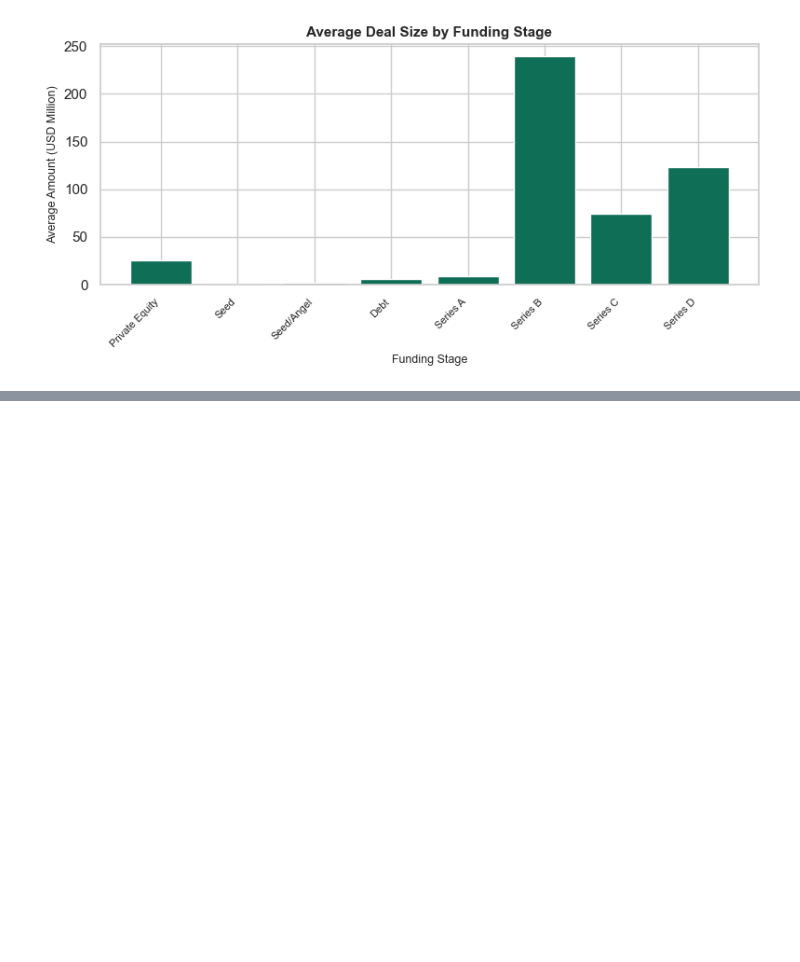
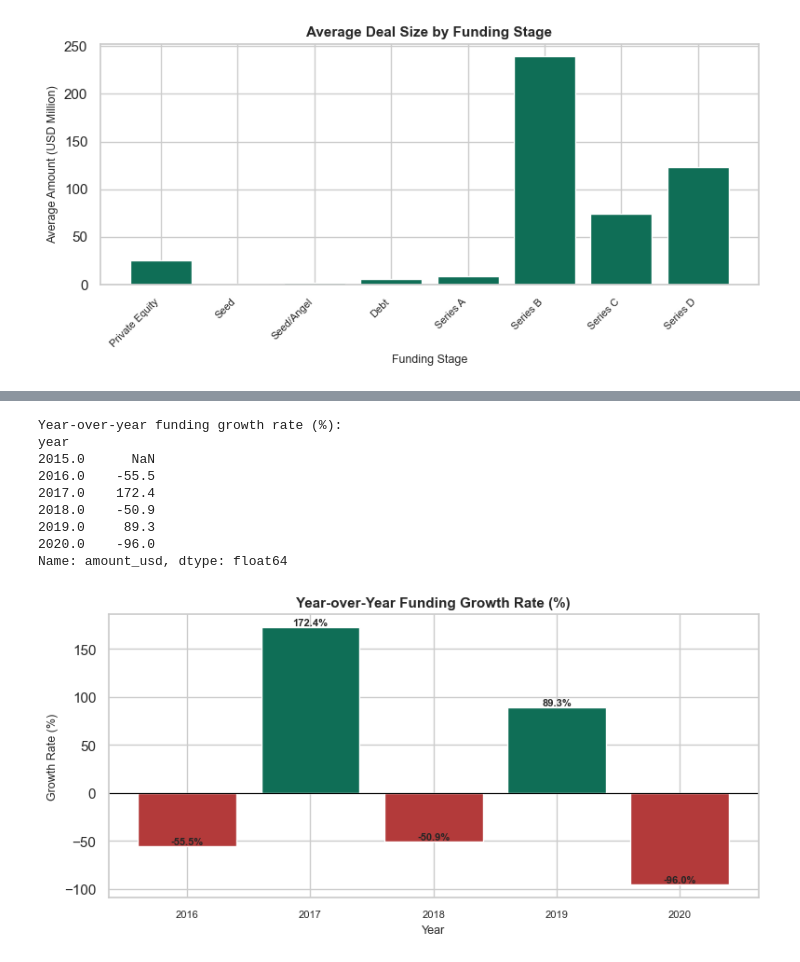
Before and after one commit to Harnoor0718/indian-startup-ecosystem-analysis, a Jupyter notebook: notebooks/02_eda_funding_trends.ipynb, the cells around one changed output, grey strips where cells are left out. Cells and saved outputs as stored; diff of their text form; code cells hidden in the pictures; blank space fills up the shorter version.

```diff
--- a/notebooks/02_eda_funding_trends.ipynb
+++ b/notebooks/02_eda_funding_trends.ipynb
@@ -407,0 +455,45 @@ Name: amount_usd, dtype: float64
+# %%
+# ============================================================
+# CELL 11 — Year over year funding growth rate
+# We calculate how much funding grew or fell each year
+# compared to the previous year (in percentage)
+# ============================================================
+
+# Get total funding per year
+yearly = df.groupby('year')['amount_usd'].sum()
+
+# Calculate % change from previous year
+yoy_growth = yearly.pct_change() * 100
+
+print("Year-over-year funding growth rate (%):")
+print(yoy_growth.round(1))
+
+# Bar chart with color — green for growth, red for decline
+colors = ['#0F6E56' if v >= 0 else '#B33A3A' for v in yoy_growth.values]
+
+plt.figure(figsize=(8, 4))
+plt.bar(yoy_growth.index, yoy_growth.values, color=colors)
+plt.axhline(y=0, color='black', linewidth=0.8)  # zero line
+plt.title('Year-over-Year Funding Growth Rate (%)', fontsize=11, fontweight='bold')
+plt.xlabel('Year', fontsize=9)
+plt.ylabel('Growth Rate (%)', fontsize=9)
+plt.xticks(fontsize=8)
+
+# Add value labels on bars
+for x, y in zip(yoy_growth.index, yoy_growth.values):
+    plt.text(x, y + 2, f'{y:.1f}%', ha='center', fontsize=8, fontweight='bold')
+
+plt.tight_layout()
+plt.savefig('../reports/chart_yoy_growth.png', dpi=150)
+plt.show()
+# %% [output]
+Year-over-year funding growth rate (%):
+year
+2015.0      NaN
+2016.0    -55.5
+2017.0    172.4
+2018.0    -50.9
+2019.0     89.3
+2020.0    -96.0
+Name: amount_usd, dtype: float64
+[figure, added]
```
Also changed, not shown: parts of 1 cell of this notebook, 2 other files.
